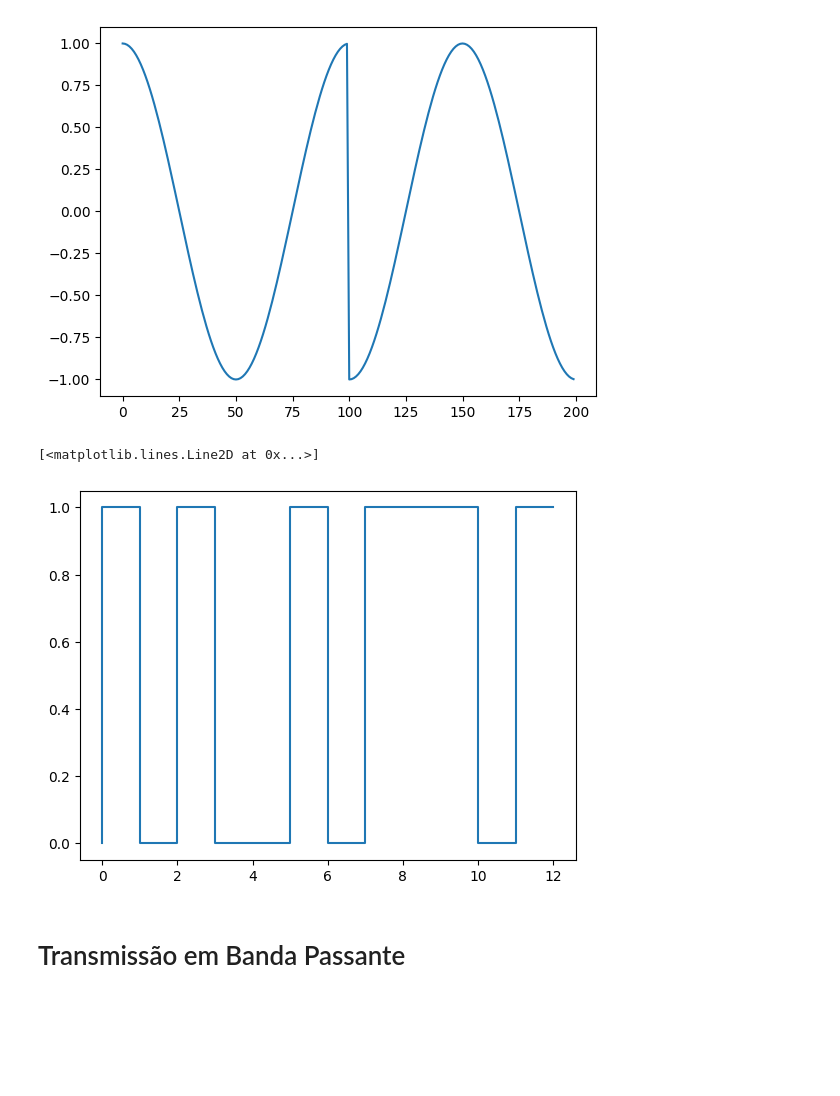
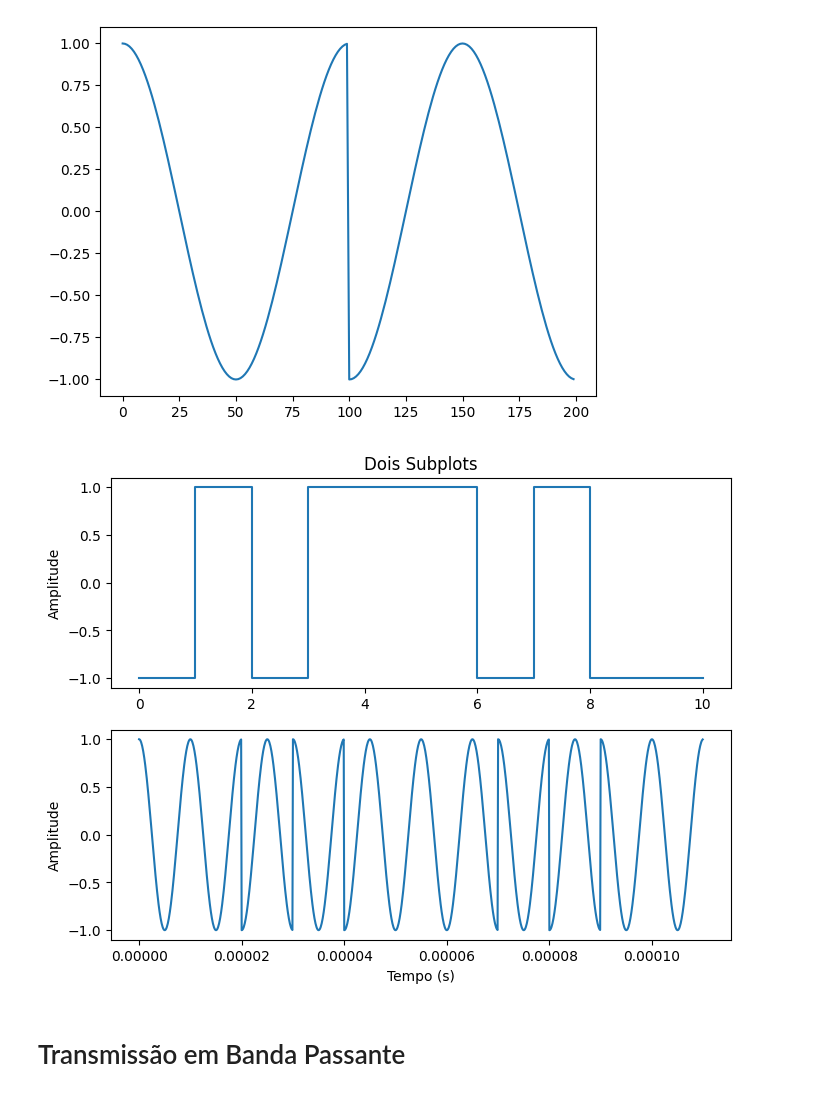
Before and after one commit to lhupalo/comm-py, a Jupyter notebook: banda-passante.ipynb, the cells around one changed output. Cells and saved outputs as stored; diff of their text form; code cells hidden in the pictures; blank space fills up the shorter version.

Commit message:
started plotting waveforms

```diff
--- a/banda-passante.ipynb
+++ b/banda-passante.ipynb
@@ -14,12 +16,52 @@ plt.plot(y)
 # %% [output]
 [<matplotlib.lines.Line2D at 0x...>]
 [figure]
-# %%
-word = np.array([0, 1, 0, 1, 0, 0, 1, 0, 1, 1, 1, 0, 1])
-plt.step(np.arange(0, len(word)), word)
-# %% [output]
-[<matplotlib.lines.Line2D at 0x...>]
-[figure, removed]
+# %%
+# Sequência de símbolos BPSK
+bpsk_seq = [-1, -1, 1, -1, 1, 1, 1, -1, 1, -1, -1]
+
+# Frequência da portadora
+fc = 100e3
+
+# Duração de cada período da portadora em segundos
+Tc = 1/fc
+
+# Tempo de amostragem em segundos
+Ts = Tc/100
+
+# Número de amostras por período da portadora
+N = int(Tc/Ts)
+
+# Período da portadora correspondente a -1
+cos_neg = np.cos(2*np.pi*fc*np.arange(N)*Ts)
+
+# Período da portadora correspondente a 1
+cos_pos = np.cos(2*np.pi*fc*np.arange(N)*Ts + np.pi)
+
+# Sequência de símbolos modulada
+bpsk_mod = np.concatenate([cos_neg if s==-1 else cos_pos for s in bpsk_seq])
+
+# Eixo do tempo
+t = np.arange(len(bpsk_mod))*Ts
+
+# Cria figura e subplots
+fig, axs = plt.subplots(2, 1, figsize=(8, 6), sharex=False)
+
+# Plota no primeiro subplot
+axs[0].step(np.arange(0,len(bpsk_seq)),np.array(bpsk_seq))
+axs[0].set_ylabel('Amplitude')
+axs[0].set_title('Dois Subplots')
+
+# Plota no segundo subplot
+axs[1].plot(t, bpsk_mod)
+axs[1].set_xlabel('Tempo (s)')
+axs[1].set_ylabel('Amplitude')
+
+
+# Exibe o plot
+plt.show()
+# %% [output]
+[figure, added]
 # %% [markdown]
 # Transmissão em Banda Passante
 # %% [markdown]
```
Also changed, not shown: parts of 1 cell of this notebook.
